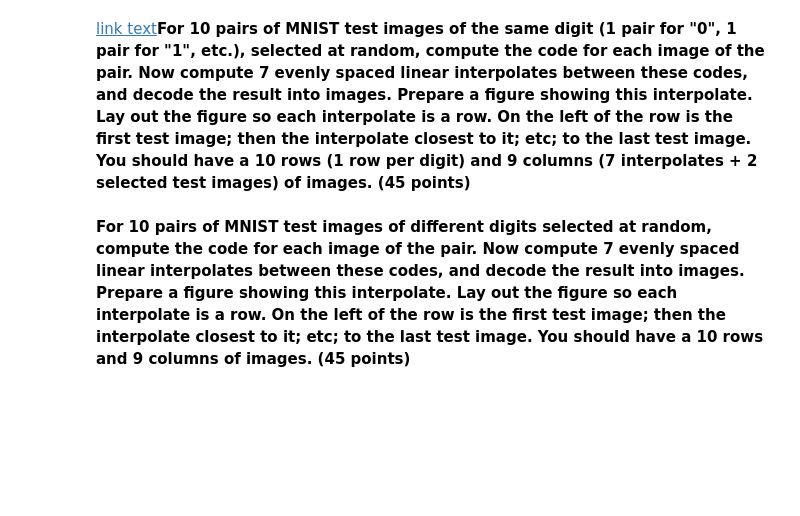
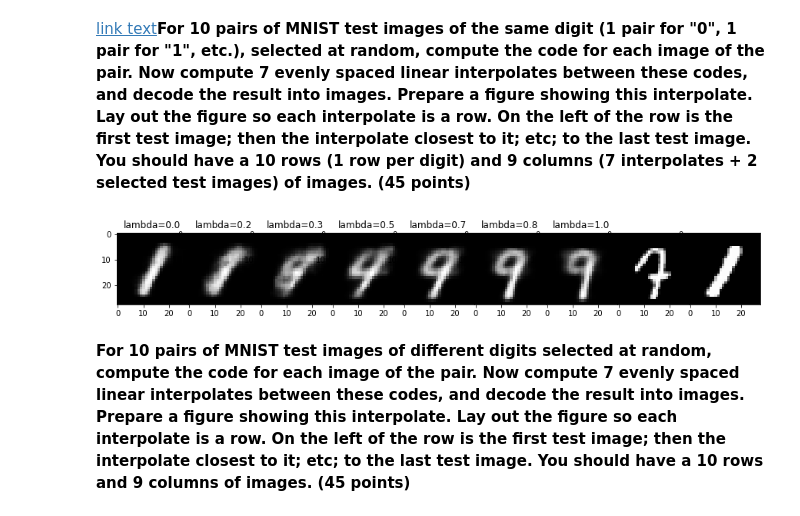
Before and after one commit to basliyal/aml-homeworks, a Jupyter notebook: HW9.ipynb, the cells around one changed output. Cells and saved outputs as stored; diff of their text form; code cells hidden in the pictures; blank space fills up the shorter version.

```diff
--- a/HW9.ipynb
+++ b/HW9.ipynb
@@ -368,38 +368,48 @@ VAE reconstruction:
 # %%
 similar_pairs = {}
 for _, (x, y) in enumerate(test_loader):
   for i in range(len(y)):
     if y[i].item() not in similar_pairs:
       similar_pairs[y[i].item()] = []
     if len(similar_pairs[y[i].item()])<2:
       similar_pairs[y[i].item()].append(x[i])
 
   done = True
   for i in range(10):
     if i not in similar_pairs or len(similar_pairs[i])<2:
       done = False
 
   if done:
     break
 
+
+digits = [[] for _ in range(10)]
+for img_batch, label_batch in test_loader:
+    for i in range(img_batch.size(0)):
+        digits[label_batch[i]].append(img_batch[i:i+1])
+    if sum(len(d) for d in digits) >= 1000:
+        break;
 # similar_pairs[i] contains two images indexed at 0 and 1 that have images of the digit i
 
 ## YOUR CODE HERE ##
 lambda_range=np.linspace(0,1,7)
 
-fig, axs = plt.subplots(2,5, figsize=(15, 6))
+fig, axs = plt.subplots(1,9, figsize=(15, 5))
 fig.subplots_adjust(hspace = .5, wspace=.001)
 axs = axs.ravel()
 
 for ind,l in enumerate(lambda_range):
-    inter_image=interpolation(float(l), vae, similar_pairs[0][0], similar_pairs[0][0])
-
+    inter_image=create_interpolates(digits[7][0], digits[1][0],float(l),vae)
     inter_image = to_img(inter_image)
-
     image = inter_image.numpy()
-
     axs[ind].imshow(image[0,0,:,:], cmap='gray')
-    axs[ind].set_title('lambda_val='+str(round(l,1)))
+    axs[ind].set_title('lambda='+str(round(l,1)))
+im1 = to_img(digits[7][0]).numpy()
+im2 = to_img(digits[1][0]).numpy()
+axs[7].imshow(im1[0,0,:,:],cmap='gray')
+axs[8].imshow(im2[0,0,:,:],cmap='gray')
 plt.show()
+# %% [output]
+[figure, added]
 # %% [markdown]
 **For 10 pairs of MNIST test images of different digits selected at random, compute the code for each image of the pair. Now compute 7 evenly spaced linear interpolates between these codes, and decode the result into images. Prepare a figure showing this interpolate. Lay out the figure so each interpolate is a row. On the left of the row is the first test image; then the interpolate closest to it; etc; to the last test image. You should have a 10 rows and 9 columns of images. (45 points)**
```
Also changed, not shown: parts of 2 cells of this notebook.
